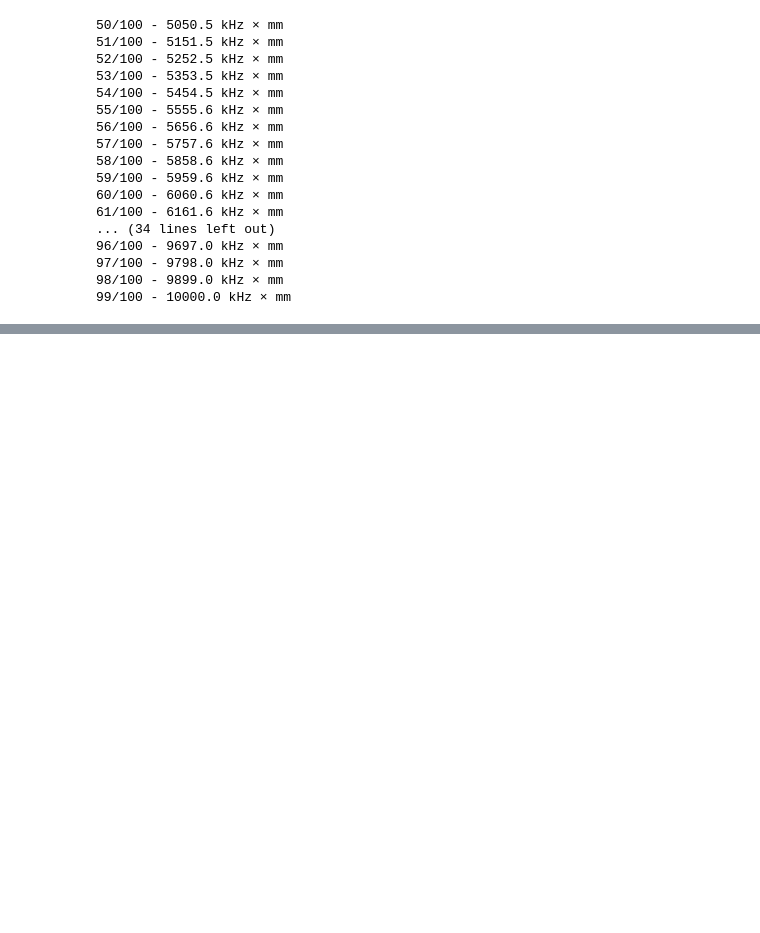
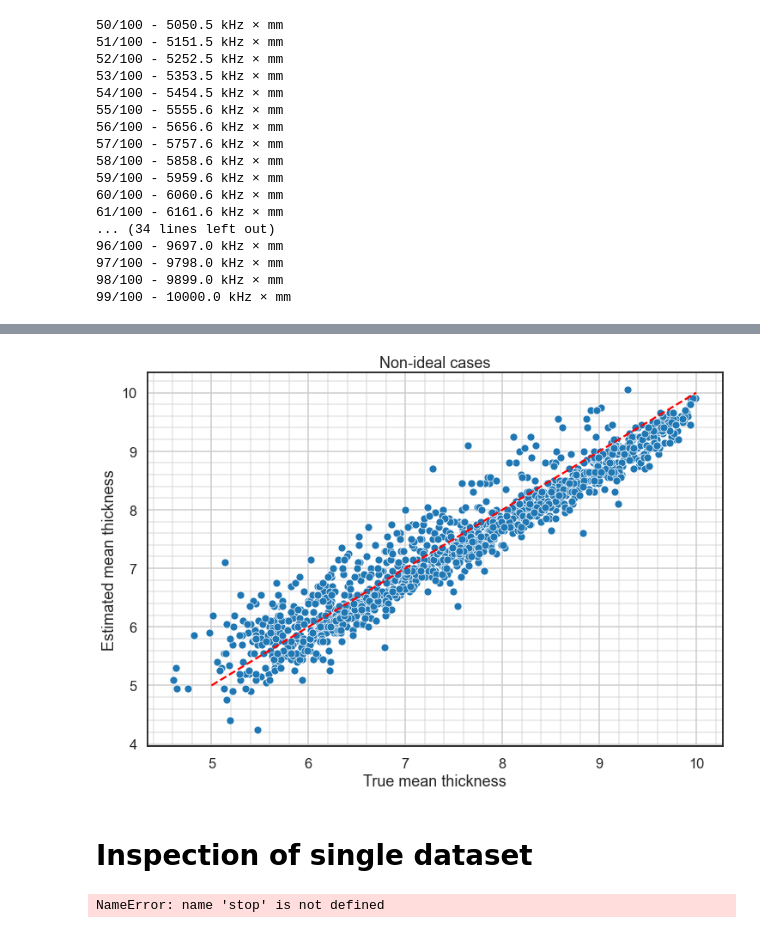
Before and after one commit to MagnsW/Comsol_ML_linux, a Jupyter notebook: notebooks/06_Conventional_vel_estim_nonideal.ipynb, the cells around one changed output, grey strips where cells are left out. Saved outputs shown, nothing was run; the diff lists cells and outputs as text; code cells hidden in the pictures; blank space fills up the shorter version.

Commit message:
Non-ideal cases added

```diff
--- a/notebooks/06_Conventional_vel_estim_nonideal.ipynb
+++ b/notebooks/06_Conventional_vel_estim_nonideal.ipynb
@@ -90,3 +71,5 @@ datasetnumber = 100 #interesting case: 45
 timesamples = 400
 noisedb = -12
 dt = 1e-6
+# %%
+ds_thickness = labels['thickness_mean']
@@ -92,0 +113,31 @@ dt = 1e-6
+# %%
+
+df = pd.DataFrame(columns = ['True mean thickness', 'Estimated mean thickness'])
+columns = list(df)
+for i, thickness in enumerate(ds_thickness):
+    fk_c, k_array, f_array = make_fk(X_sample_c[i, ::decim, :].T, dt, dx)
+    fk_n, k_array, f_array = make_fk(X_sample_n[i, ::decim, :].T, dt, dx)
+    fk = 20*np.log10(np.abs(fk_n)/np.max(np.abs(fk_n)))
+    thickness_estim = vel_estim.FK_thickness_estimation(fk, k_array, f_array, dx, steel.vp_antisym['A0'], ds, 30e3, 100e3, plot=False)
+    #print(i, thickness_estim)
+    #df.iloc[i] = [thickness, thickness_estim]
+    df_temp = pd.DataFrame([[thickness, thickness_estim]], columns=columns)
+    df = pd.concat([df, df_temp])
+# %%
+sns.set_context('talk')
+plt.figure(figsize=(12,8))
+sns.scatterplot(data=df, x='True mean thickness', y='Estimated mean thickness')
+plt.plot([5, 10], [5, 10], 'r--')
+plt.grid(visible=True, which='major')
+plt.grid(visible=True, which='minor', alpha=0.5)
+plt.minorticks_on()
+plt.title('Non-ideal cases')
+plt.show()
+# %% [output]
+[figure, added]
+# %% [markdown]
+# Inspection of single dataset
+# %%
+stop
+# %% [output]
+NameError: name 'stop' is not defined
```
Also changed, not shown: parts of 13 cells of this notebook.
